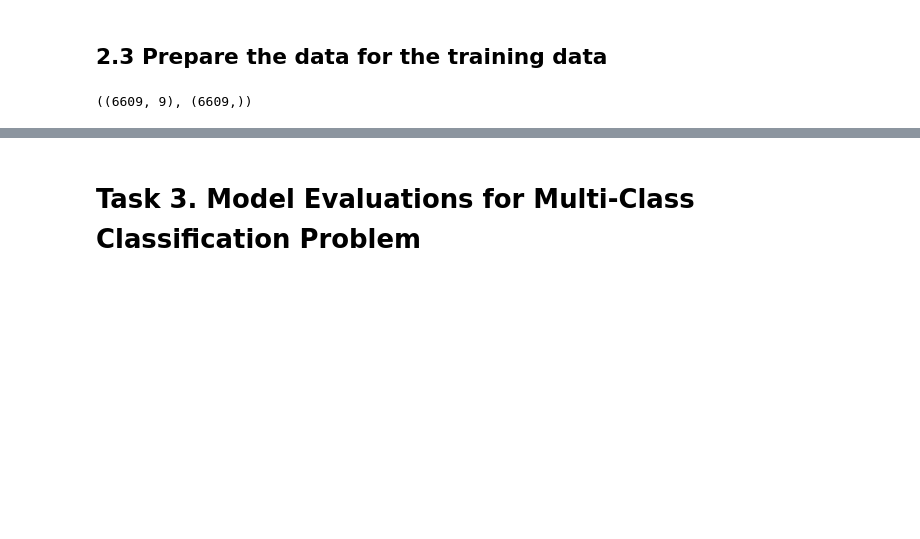
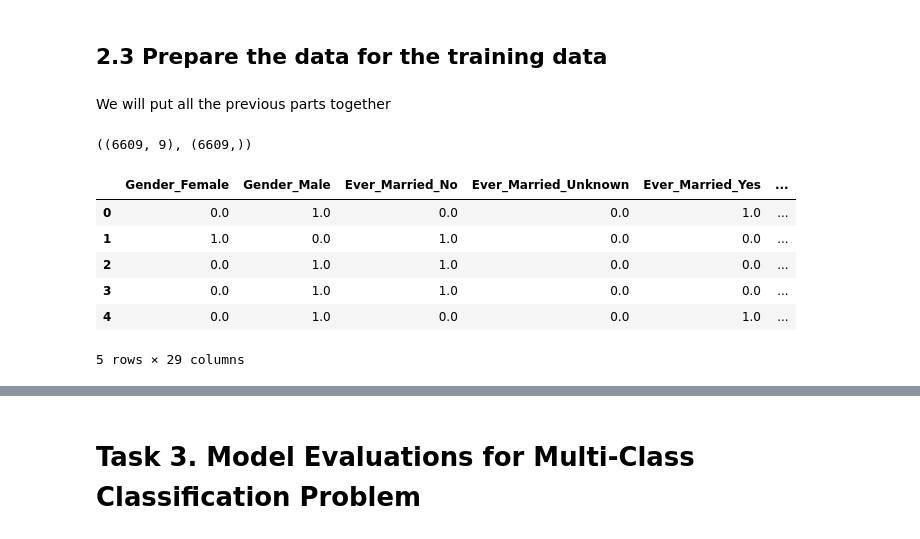
Before and after one commit to NalayaData/CustomerSegmentationClassification, a Jupyter notebook: CustomerSegmentationClassification_Part_2.ipynb, the cells around one changed output, grey strips where cells are left out. Cells and saved outputs as stored; diff of their text form; code cells hidden in the pictures; blank space fills up the shorter version.

Commit message:
Update part 2

```diff
--- a/CustomerSegmentationClassification_Part_2.ipynb
+++ b/CustomerSegmentationClassification_Part_2.ipynb
@@ -623,6 +623,8 @@ plt.show()
 [figure]
 # %% [markdown]
 ## 2.3 Prepare the data for the training data
+# %% [markdown]
+We will put all the previous parts together
 # %%
 def prepare_data_encode_target(data) :
   #Separate the input and the output variables, drop the index ID
@@ -640,3 +642,19 @@ X_train, Y_train = prepare_data_encode_target(train)
 X_train.shape, Y_train.shape
 # %% [output]
 ((6609, 9), (6609,))
+# %%
+preprocessing_pipeline=Pipeline(steps=[
+   ('graduation_correction', GraduationCorrectionTransformer()),
+   ('cleaning', cleaning_transformer),
+   ('encoding', encoder) ,
+])
+X_train_proc = preprocessing_pipeline.fit_transform(X_train)
+X_train_proc.head()
+# %% [output]
+|  | Gender_Female | Gender_Male | Ever_Married_No | Ever_Married_Unknown | Ever_Married_Yes | ... |
+| 0 | 0.0 | 1.0 | 0.0 | 0.0 | 1.0 | ... |
+| 1 | 1.0 | 0.0 | 1.0 | 0.0 | 0.0 | ... |
+| 2 | 0.0 | 1.0 | 1.0 | 0.0 | 0.0 | ... |
+| 3 | 0.0 | 1.0 | 1.0 | 0.0 | 0.0 | ... |
+| 4 | 0.0 | 1.0 | 0.0 | 0.0 | 1.0 | ... |
+5 rows × 29 columns
```
Also changed, not shown: parts of 17 cells of this notebook.
